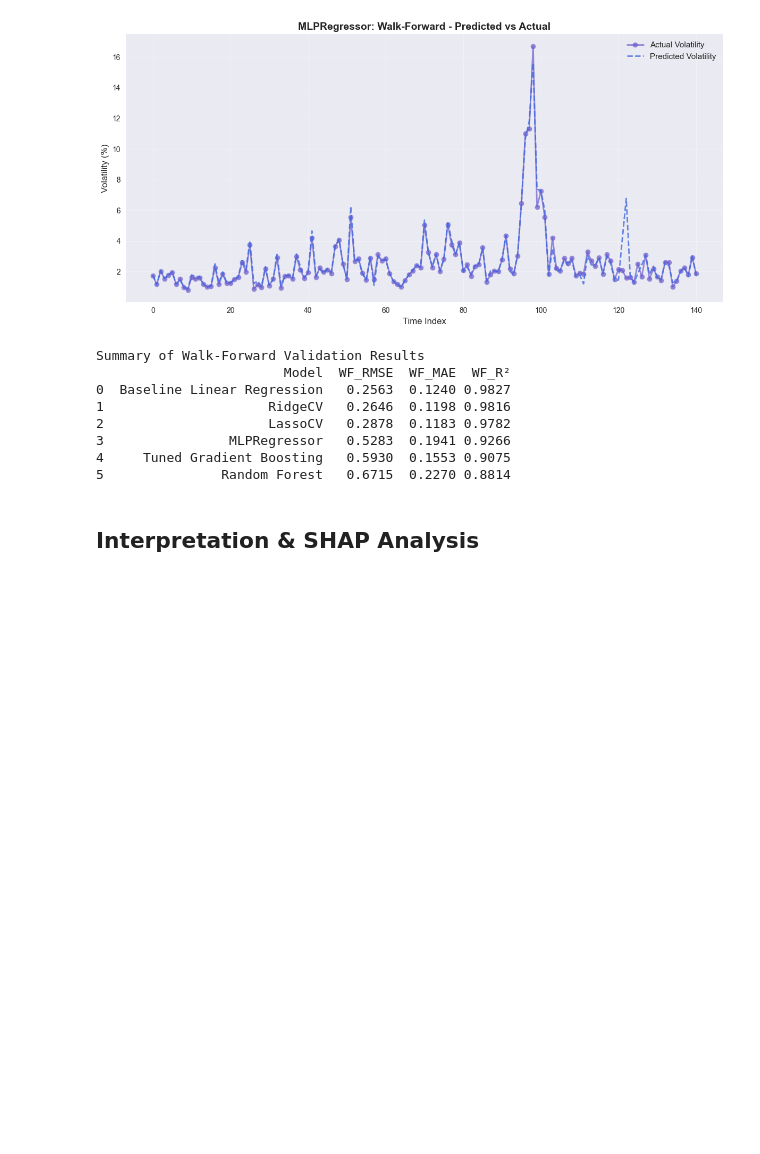
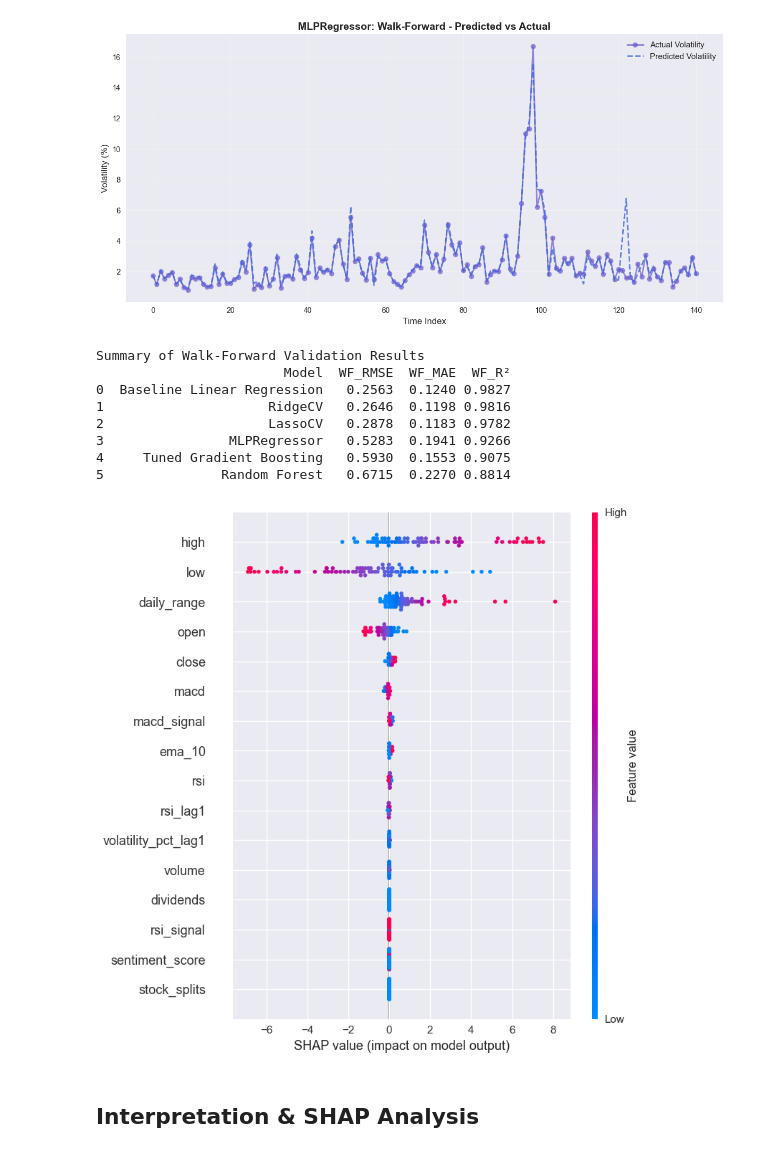
Before and after one commit to aditikhodke/stock-volatility-prediction, a Jupyter notebook: AAPL_volitality.ipynb, the cells around one changed output. Saved outputs shown, nothing was run; the diff lists cells and outputs as text; code cells hidden in the pictures; blank space fills up the shorter version.

```diff
--- a/AAPL_volitality.ipynb
+++ b/AAPL_volitality.ipynb
@@ -925,6 +925,17 @@ Summary of Walk-Forward Validation Results
 3                MLPRegressor   0.5283  0.1941 0.9266
 4     Tuned Gradient Boosting   0.5930  0.1553 0.9075
 5               Random Forest   0.6715  0.2270 0.8814
+# %%
+import shap
+
+# Use last training set (X_train) from TimeSeriesSplit
+explainer = shap.Explainer(lr, X_train)
+shap_values = explainer(X_test)
+
+# Summary plot (global feature importance)
+shap.summary_plot(shap_values, X_test)
+# %% [output]
+[figure, added]
 # %% [markdown]
 ## Interpretation & SHAP Analysis
 # %%
```
Also changed, not shown: 1 other file.
